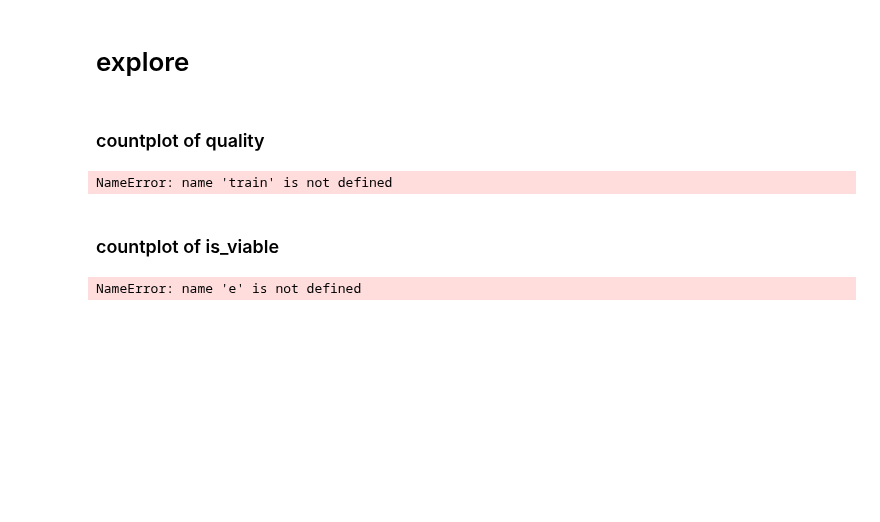
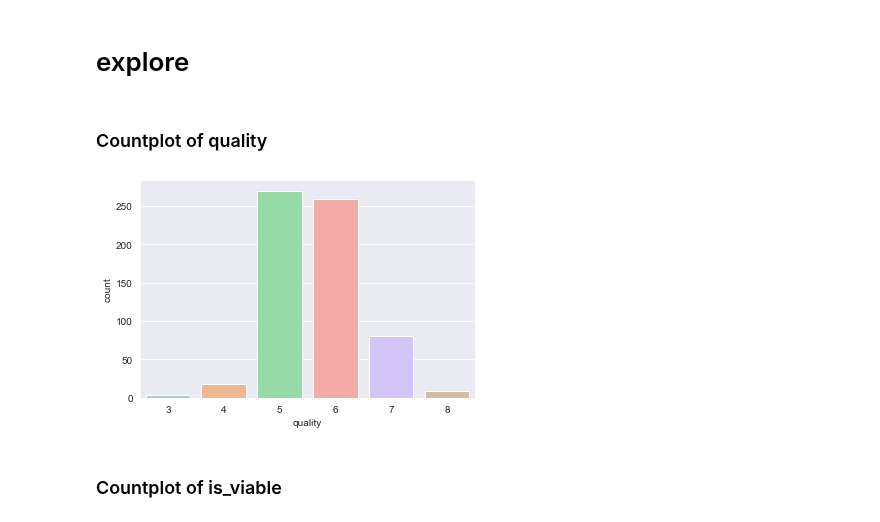
Before and after one commit to Michael-Austin-Mesa/wine-classification-project, a Jupyter notebook: final_report.ipynb, the cells around one changed output. Drawn from its saved outputs; the diff is of its cells as text; code cells hidden in the pictures; blank space fills up the shorter version.

```diff
--- a/final_report.ipynb
+++ b/final_report.ipynb
@@ -45,14 +45,11 @@ train, validate, test = p.split_wine(df)
 # %% [markdown]
 # explore
 # %% [markdown]
-### countplot of quality
+### Countplot of quality
-# %%
-e.get_countplot()
-# %% [output]
-NameError: name 'train' is not defined
+# %%
+# countplot of quality
+e.get_countplot(train)
+# %% [output]
+[figure, added]
 # %% [markdown]
-### countplot of is_viable
+### Countplot of is_viable
-# %%
-e.get_countplot_viable()
-# %% [output]
-NameError: name 'e' is not defined
```
Also changed, not shown: parts of 7 cells of this notebook.
